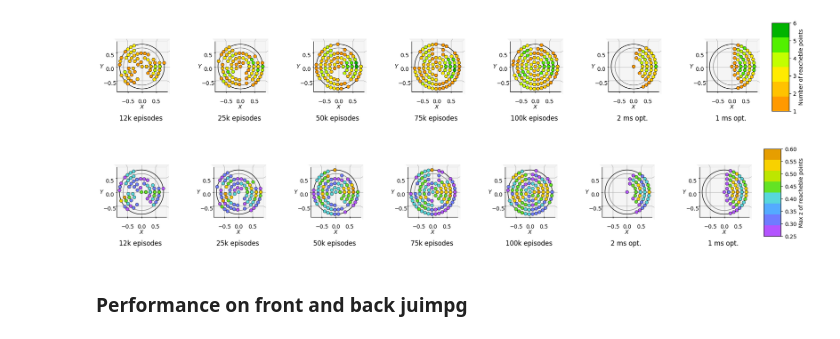
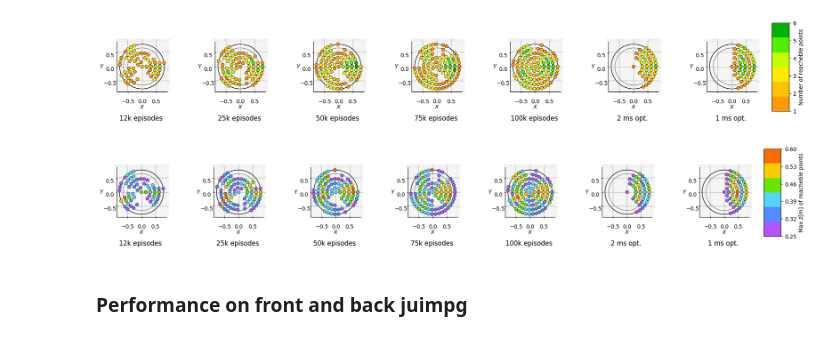
Before and after one commit to jprogrammer13/jumpleg_rl, a Jupyter notebook: utils/paper_plots.ipynb, the cells around one changed output. Cells and saved outputs as stored; diff of their text form; code cells hidden in the pictures.

Commit message:
updated plots

```diff
--- a/utils/paper_plots.ipynb
+++ b/utils/paper_plots.ipynb
@@ -258,10 +258,10 @@ fig.show()
 [figure]
 # %%
 # Define colors for yellow, green, and their blend
-colors = [(0.7, 0.33, 1), (0.33, 0.55, 1), (0.33, 0.835, 1), (0.4, 0.9, 0), (1, 0.9, 0),(0.9, 0.62, 0.0)]
+colors = [(0.7, 0.33, 1), (0.33, 0.55, 1), (0.33, 0.835, 1), (0.4, 0.9, 0), (0.98, 0.8, 0),(0.98, 0.42, 0.0)]
 
 # Create a custom colormap with linear interpolation
-z_max_cmap = LinearSegmentedColormap.from_list('custom_cmap', colors, N=8)  # N=6 for 1 to 6
+z_max_cmap = LinearSegmentedColormap.from_list('custom_cmap', colors, N=6)  # N=6 for 1 to 6
 # %%
 # fig = plt.figure(figsize=plt.figaspect(1/len(tests)))
 fig = plt.figure(figsize=(22, 3.2))
@@ -321,36 +321,37 @@ for i, test in enumerate(tests):
     test_area = Circle((0, 0), 0.78, fill=False, color='black')
     ax.add_patch(test_area)
     ax.add_patch(train_area)
     art3d.pathpatch_2d_to_3d(train_area, z=0, zdir="z")
     art3d.pathpatch_2d_to_3d(test_area, z=0, zdir="z")
     ax.margins(x=0, y=0, z=0)
     ax.set_xlim(-.85, .85)
     ax.set_ylim(-.85, .85)
     # ax.set_zlim(0, 0.7)
     ax.zaxis.line.set_lw(0.)
     ax.set_zticks([])
     ax.view_init(azim=-90, elev=90)
     ax.set_xlabel('$X$')
     ax.set_ylabel('$Y$')
 
     if 'optim' not in str(test):
         ax.set_title(f'{int(test/1000)}k episodes', y=-.05, pad=-15)
     else:
         ax.set_title(f'{str(test)[-1]} ms opt.', y=-.05, pad=-15)
 
     surf_plot = ax.scatter(surface[:, 0], surface[:, 1], 0, s=35, alpha=1, edgecolors="black",
                            linewidths=0.5, c=surface[:, 2], cmap=z_max_cmap, vmin=0.25, vmax=0.6)
 
 cbar_ax = fig.add_axes([0.9, 0.15, 0.02, 0.7])
-fig.colorbar(surf_plot, shrink=0.3,
-             label='Max z of reacheble points', cax=cbar_ax)
+cbar = fig.colorbar(surf_plot, shrink=0.3,
+             label='Max z[m] of reacheble points', cax=cbar_ax)
+cbar.set_ticks([0.25, 0.32, 0.39, 0.46, 0.53, 0.6])
 
 # fig.suptitle('Mean RPE fo test target positions [RPE $\leq$ 0.1]')
 fig.savefig(os.path.join('plots', f'max_z_surface_plot.pdf'),
             dpi=500, bbox_inches='tight')
 fig.show()
 # %% [output]
-[figure, old version]
+[figure, new version]
 # %% [markdown]
 ### Performance on front and back juimpg
 # %%
```
Also changed, not shown: 4 other files.
